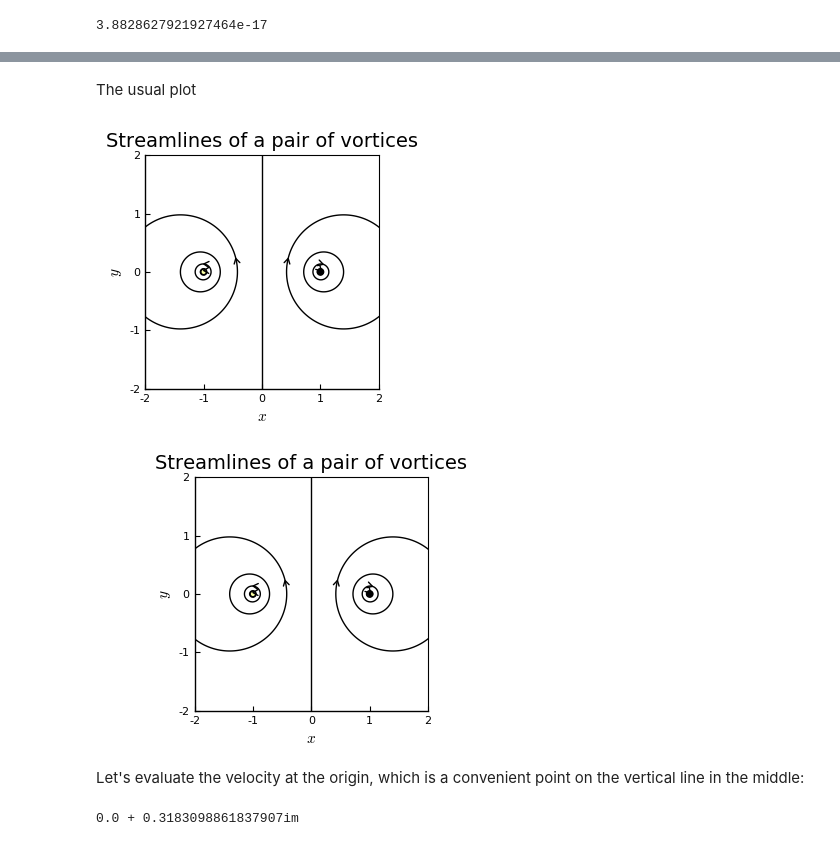
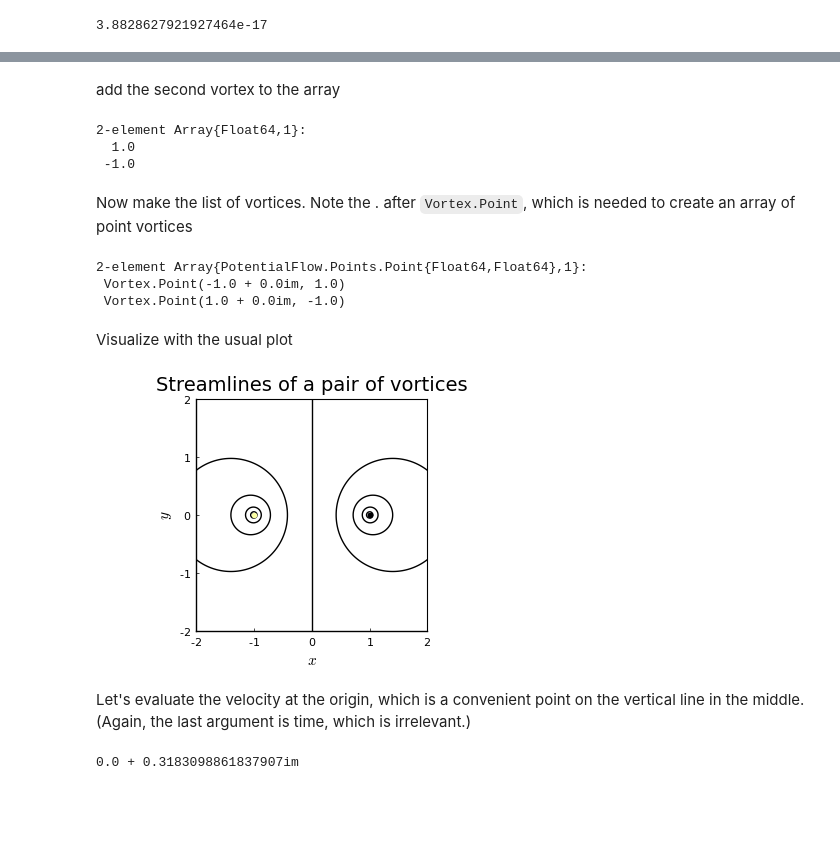
Before and after one commit to UCLAMAEThreads/MAE150A, a Jupyter notebook: notebook/2.1-BasicPotentialFlows.ipynb, the cells around one changed output, grey strips where cells are left out. Saved outputs shown, nothing was run; the diff lists cells and outputs as text; code cells hidden in the pictures; blank space fills up the shorter version.

```diff
--- a/notebook/2.1-BasicPotentialFlows.ipynb
+++ b/notebook/2.1-BasicPotentialFlows.ipynb
@@ -352,13 +368,30 @@ v = Vortex.Point.(zvort,Γvort)
+# %% [markdown]
+add the second vortex to the array
+# %%
+push!(zvort,1.0+0im)
+push!(Γvort,-1.0)
+# %% [output]
+2-element Array{Float64,1}:
+  1.0
+ -1.0
+# %% [markdown]
+Now make the list of vortices. Note the . after `Vortex.Point`, which is needed to create
+an array of point vortices
+# %%
+v = Vortex.Point.(zvort,Γvort)
+# %% [output]
+2-element Array{PotentialFlow.Points.Point{Float64,Float64},1}:
+ Vortex.Point(-1.0 + 0.0im, 1.0)
+ Vortex.Point(1.0 + 0.0im, -1.0)
 # %% [markdown]
-The usual plot
+Visualize with the usual plot
 # %%
 ψ .= PotentialFlow.streamfunction(zg,v)
-ps = plot(xg,yg,ψ,color=:black,levels=range(-1,1,length=15),xlim=(-2,2),ylim=(-2,2),xlabel=L"x",ylabel=L"y",title="Streamlines of a pair of vortices",show=true)
-plot!(ps,v) # This adds markers for the vortices
-add_arrows!(ps,v)
+plot(ψ,g,color=:black,levels=range(-1,1,length=15),xlim=(-2,2),ylim=(-2,2),xlabel=L"x",ylabel=L"y",title="Streamlines of a pair of vortices")
+plot!(v) ## This adds markers for the vortices
 # %% [output]
-[figure, old version]
+[figure, new version]
-[figure, removed]
 # %% [markdown]
-Let's evaluate the velocity at the origin, which is a convenient point on the vertical line in the middle:
+Let's evaluate the velocity at the origin, which is a convenient point on the
+vertical line in the middle. (Again, the last argument is time, which is irrelevant.)
 # %%
```
Also changed, not shown: parts of 59 cells of this notebook, 14 other files.
